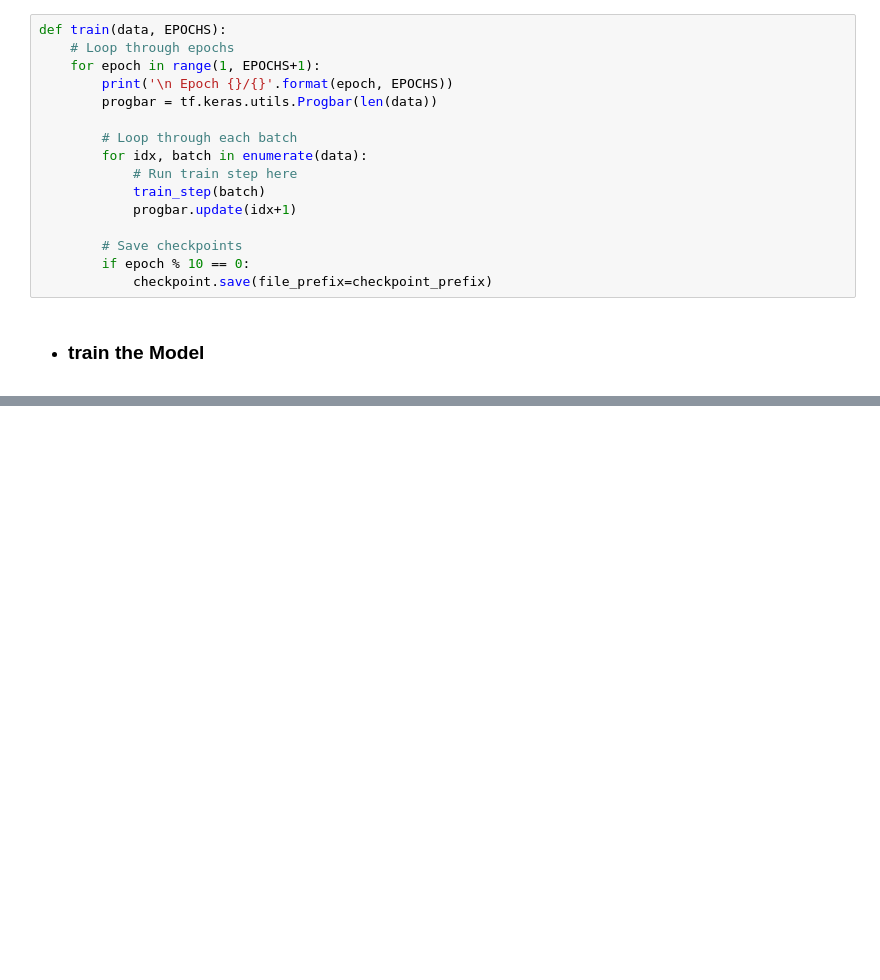
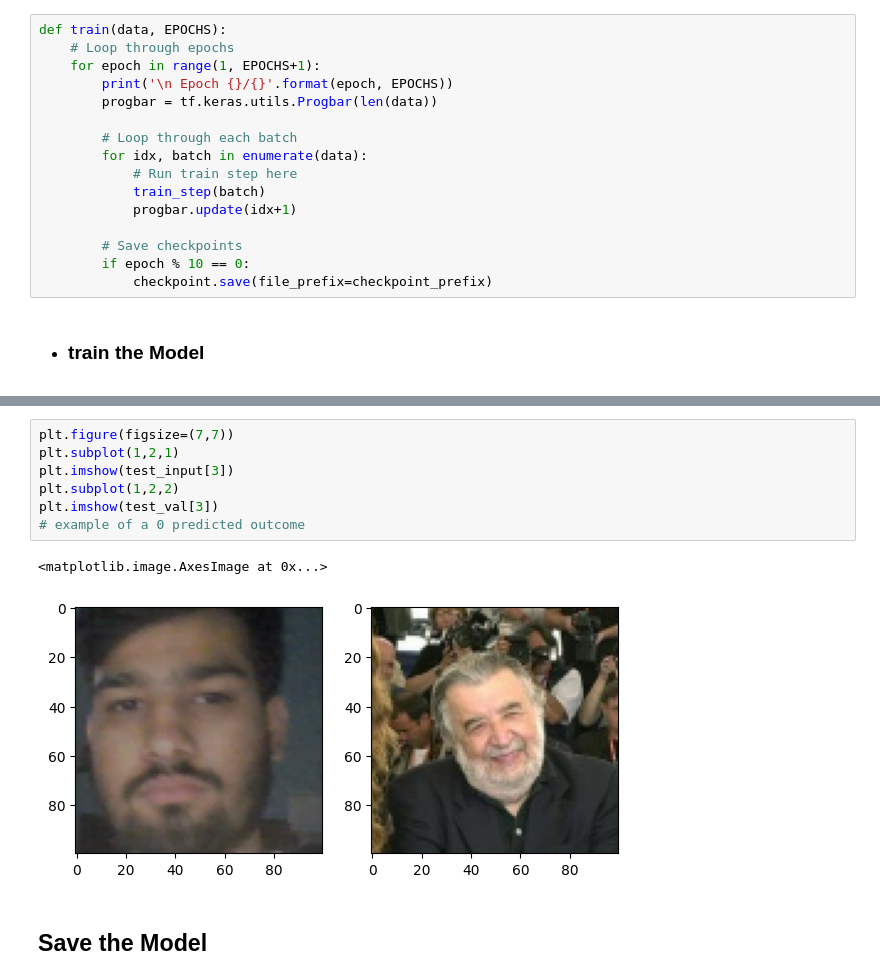
Before and after one commit to H-SM/deep_face_detection_model, a Jupyter notebook: model.ipynb, the cells around one changed output, grey strips where cells are left out. Saved outputs shown, nothing was run; the diff lists cells and outputs as text; blank space fills up the shorter version.

```diff
--- a/model.ipynb
+++ b/model.ipynb
@@ -634,0 +675,12 @@ Tensor("binary_crossentropy/weighted_loss/value:0", shape=(), dtype=float32)
+# %%
+plt.figure(figsize=(7,7))
+plt.subplot(1,2,1)
+plt.imshow(test_input[3])
+plt.subplot(1,2,2)
+plt.imshow(test_val[3])
+# example of a 0 predicted outcome
+# %% [output]
+<matplotlib.image.AxesImage at 0x...>
+[figure, added]
+# %% [markdown]
+## Save the Model
```
Also changed, not shown: parts of 33 cells of this notebook, 1 other file.
